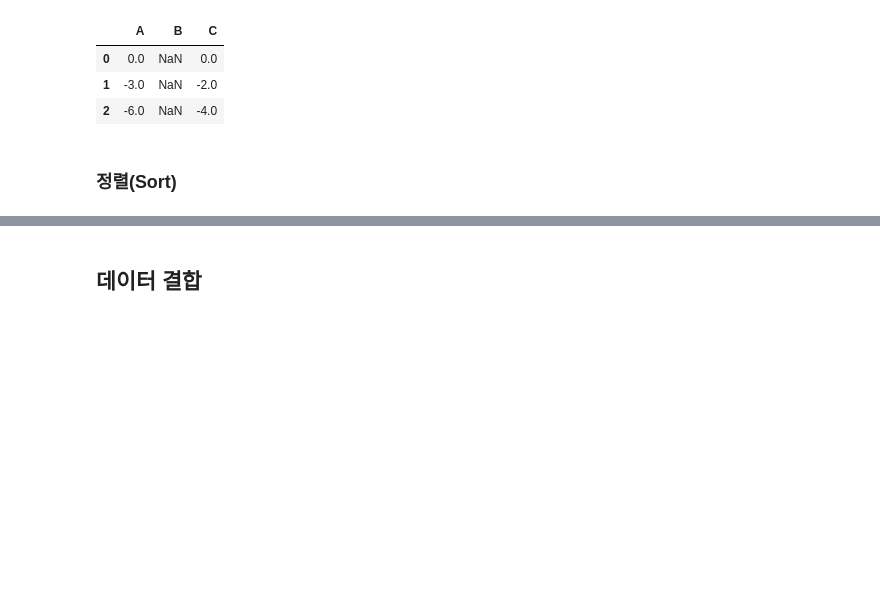
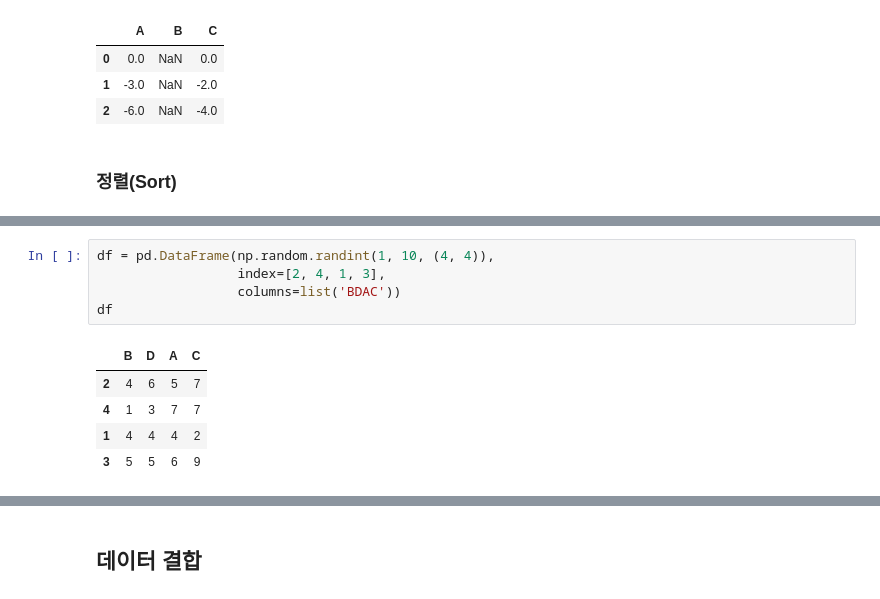
Before and after one commit to mkbahk/PandasLearning, a Jupyter notebook: _Pandas_한번에_제대로_배우기.ipynb, the cells around one changed output, grey strips where cells are left out. Saved outputs shown, nothing was run; the diff lists cells and outputs as text; blank space fills up the shorter version.

```diff
--- a/_Pandas_한번에_제대로_배우기.ipynb
+++ b/_Pandas_한번에_제대로_배우기.ipynb
@@ -1678,0 +1714,11 @@ df - row
+# %%
+df = pd.DataFrame(np.random.randint(1, 10, (4, 4)),
+                  index=[2, 4, 1, 3],
+                  columns=list('BDAC'))
+df
+# %% [output]
+|  | B | D | A | C |
+| 2 | 4 | 6 | 5 | 7 |
+| 4 | 1 | 3 | 7 | 7 |
+| 1 | 4 | 4 | 4 | 2 |
+| 3 | 5 | 5 | 6 | 9 |
```
Also changed, not shown: parts of 27 cells of this notebook.
